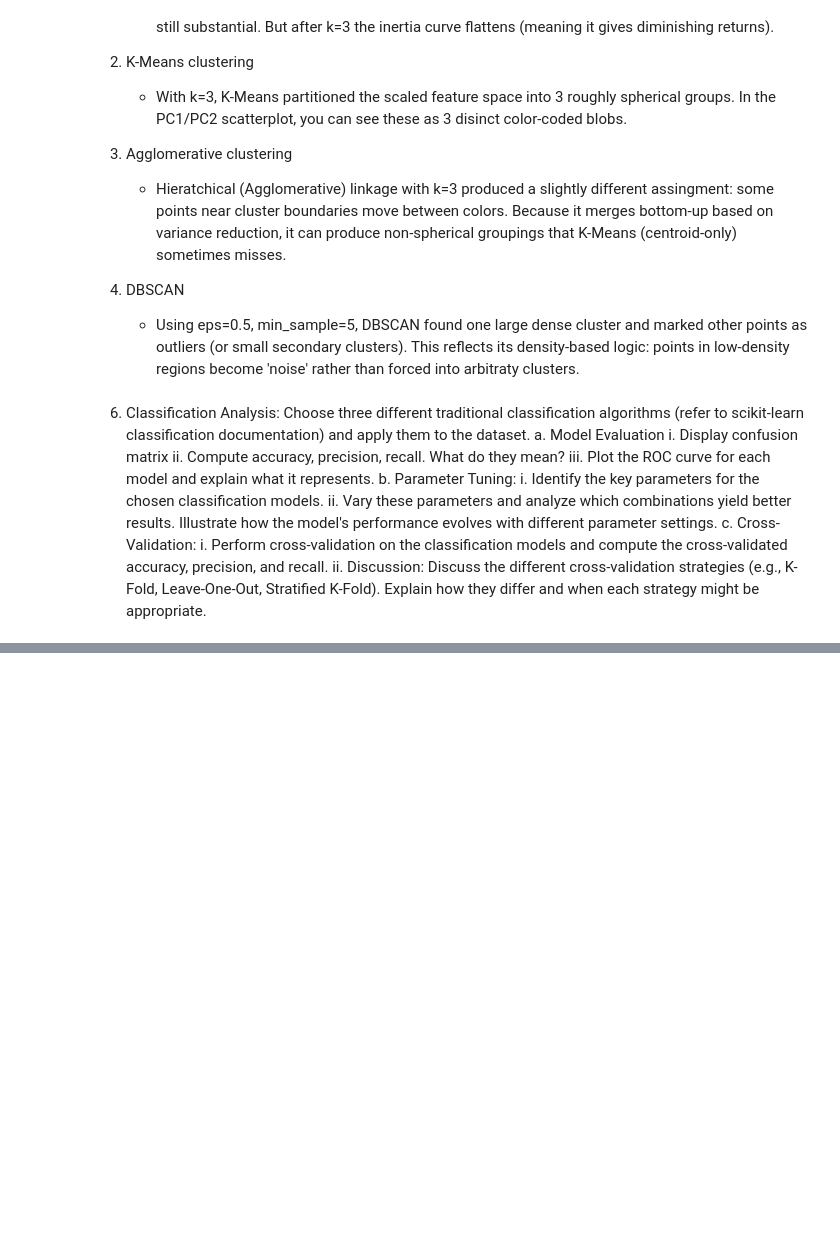
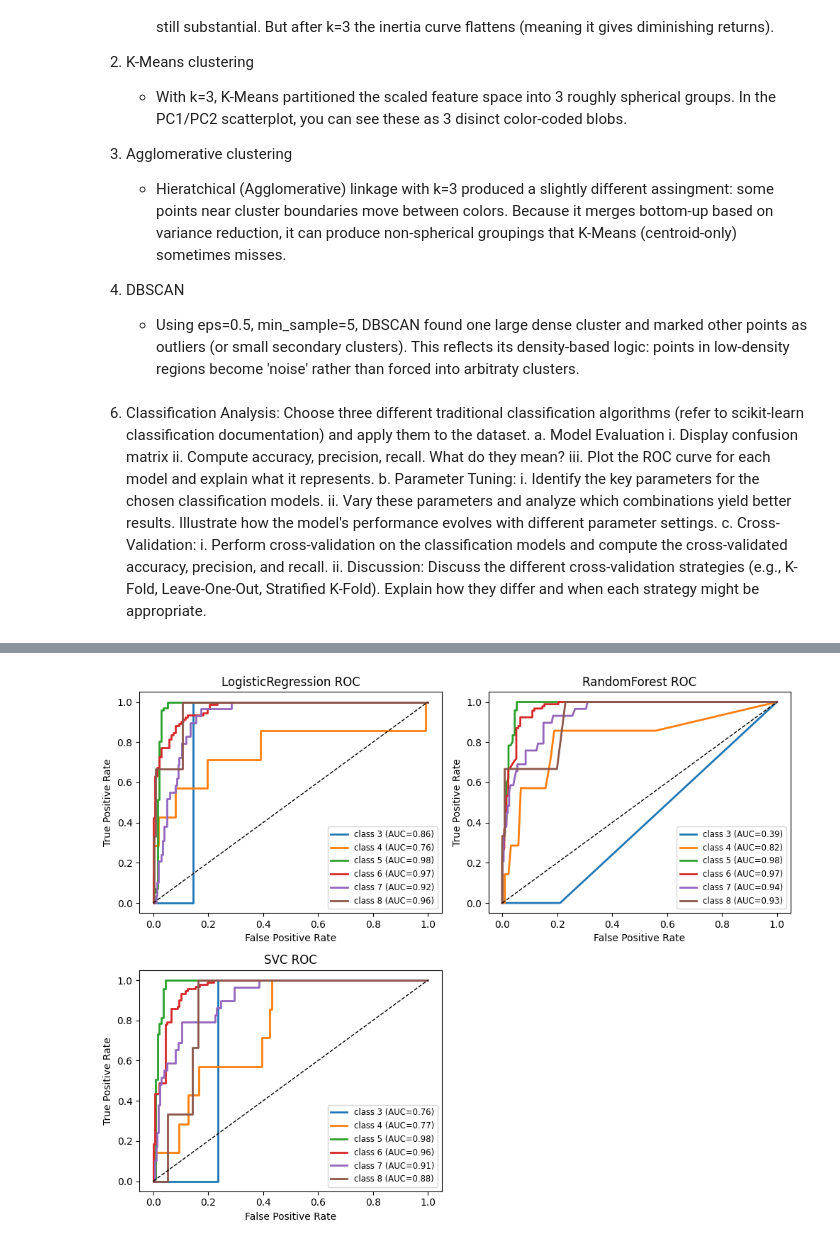
Before and after one commit to CalinTeacu/PracticaWeek3, a Jupyter notebook: Week3Problem.ipynb, the cells around one changed output, grey strips where cells are left out. Saved outputs shown, nothing was run; the diff lists cells and outputs as text; code cells hidden in the pictures; blank space fills up the shorter version.

```diff
--- a/Week3Problem.ipynb
+++ b/Week3Problem.ipynb
@@ -315,3 +315,89 @@ plt.show()
     c. Cross-Validation:
         i. Perform cross-validation on the classification models and compute the cross-validated accuracy, precision, and recall.
         ii. Discussion: Discuss the different cross-validation strategies (e.g., K-Fold, Leave-One-Out, Stratified K-Fold). Explain how they differ and when each strategy might be appropriate.
+# %%
+import numpy as np
+import pandas as pd
+import matplotlib.pyplot as plt
+
+import warnings
+warnings.filterwarnings("ignore", category=FutureWarning)
+
+
+from sklearn.model_selection    import train_test_split
+from sklearn.preprocessing     import StandardScaler, label_binarize
+from sklearn.linear_model      import LogisticRegression
+from sklearn.ensemble          import RandomForestClassifier
+from sklearn.svm               import SVC
+from sklearn.metrics           import (
+    confusion_matrix,
+    classification_report,
+    roc_curve,
+    auc
+)
+
+drop_cols = ['Id']       # if you have an “Id” column drop it
+feature_cols = [c for c in df.columns if c not in drop_cols + ['quality']]
+X = df[feature_cols]
+y = df['quality']        # values from 3…8
+
+
+X_train, X_test, y_train, y_test = train_test_split(
+    X, y,
+    test_size=0.20,
+    random_state=1,
+    stratify=y
+)
+
+scaler = StandardScaler()
+X_train_scaled = scaler.fit_transform(X_train)
+X_test_scaled  = scaler.transform(X_test)
+
+classes = sorted(y.unique())
+y_train_bin = label_binarize(y_train, classes=classes)
+y_test_bin  = label_binarize(y_test,  classes=classes)
+
+
+classifiers = {
+    'LogisticRegression': LogisticRegression(
+        multi_class='ovr', max_iter=1000, random_state=1
+    ),
+    'RandomForest'      : RandomForestClassifier(
+        n_estimators=200, random_state=1
+    ),
+    # probability=True for ROC
+    'SVC'               : SVC(
+        kernel='rbf', probability=True, random_state=1
+    )
+}
+
+
+plt.figure(figsize=(10, 8))
+
+for idx, (name, clf) in enumerate(classifiers.items(), start=1):
+    clf.fit(X_train_scaled, y_train)
+    y_pred = clf.predict(X_test_scaled)
+
+    print(f"\n\n==== {name} ====")
+    print("Confusion Matrix:")
+    print(confusion_matrix(y_test, y_pred, labels=classes))
+    print("\nClassification Report:")
+    print(classification_report(y_test, y_pred, digits=3, zero_division=0))
+
+    y_score = clf.predict_proba(X_test_scaled)  # shape = (n_samples, n_classes)
+    ax = plt.subplot(2, 2, idx)
+    for i, cls in enumerate(classes):
+        fpr, tpr, _ = roc_curve(y_test_bin[:, i], y_score[:, i])
+        roc_auc = auc(fpr, tpr)
+        ax.plot(fpr, tpr, lw=2,
+                label=f"class {cls} (AUC={roc_auc:.2f})")
+    # diagonal
+    ax.plot([0,1],[0,1],'k--', lw=1)
+    ax.set_title(f"{name} ROC")
+    ax.set_xlabel("False Positive Rate")
+    ax.set_ylabel("True Positive Rate")
+    ax.legend(loc="lower right", fontsize="small")
+
+plt.tight_layout()
+plt.show()
+# %% [output]
@@ -317,0 +421 @@ plt.show()
+[figure, added]
```
Also changed, not shown: parts of 3 cells of this notebook.
